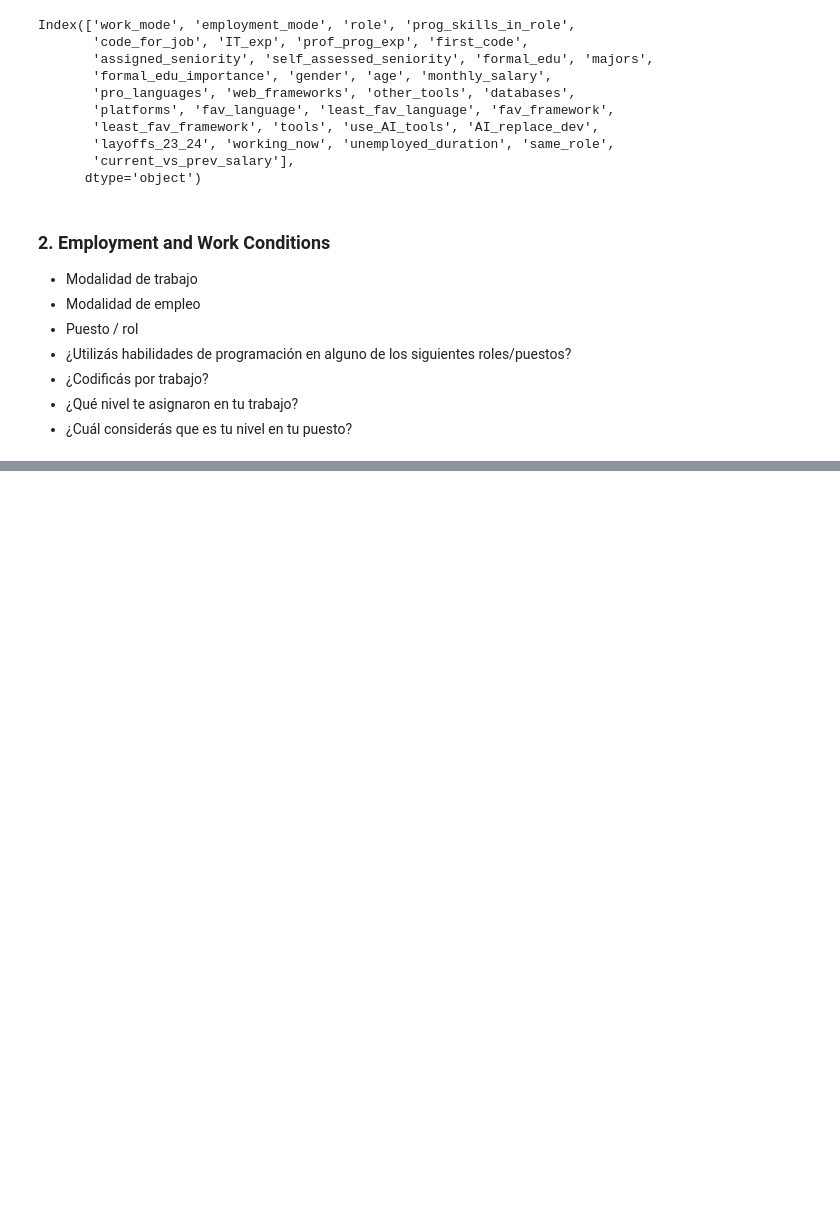
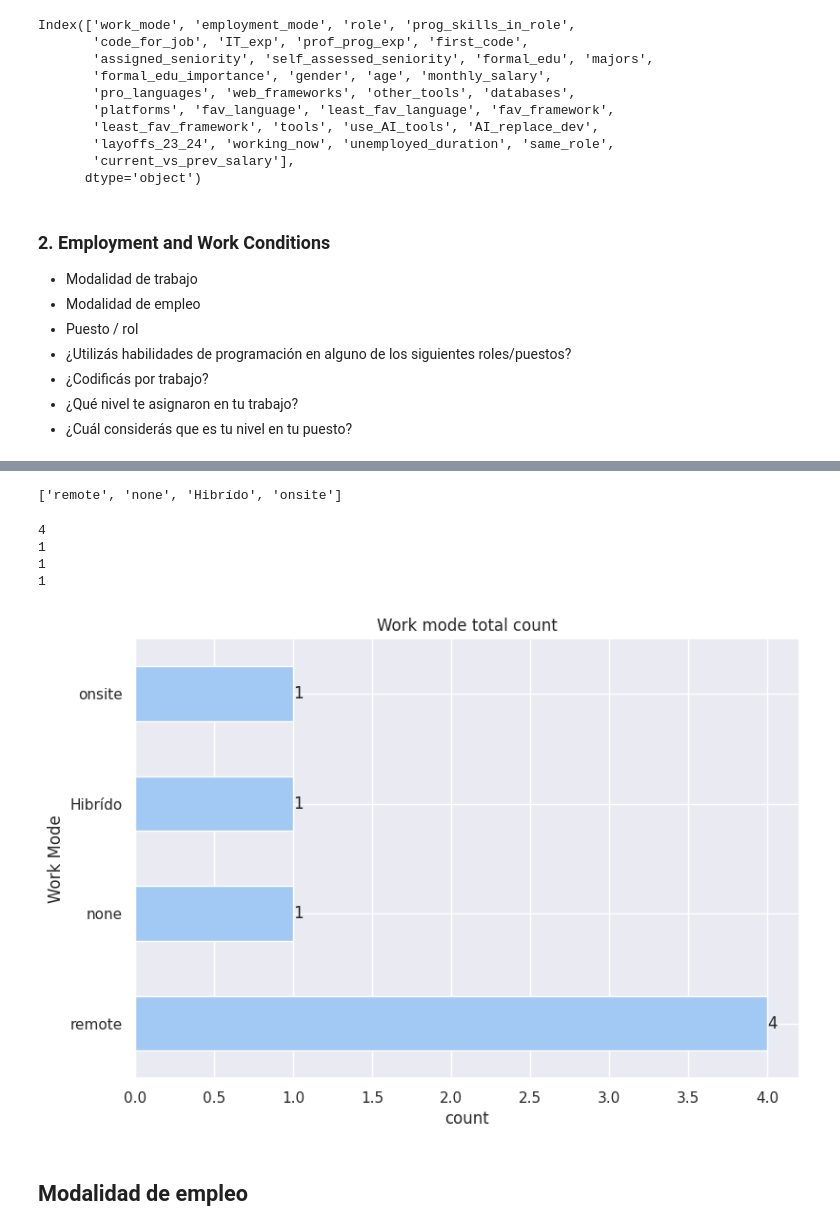
Before and after one commit to TorrezMN/Enc.-Devs-2024-Py, a Jupyter notebook: notebooks/empleo_y_condiciones_de_trabajo.ipynb, the cells around one changed output, grey strips where cells are left out. Drawn from its saved outputs; the diff is of its cells as text; code cells hidden in the pictures; blank space fills up the shorter version.

```diff
--- a/notebooks/empleo_y_condiciones_de_trabajo.ipynb
+++ b/notebooks/empleo_y_condiciones_de_trabajo.ipynb
@@ -47,6 +53,8 @@ Index(['work_mode', 'employment_mode', 'role', 'prog_skills_in_role',
        'layoffs_23_24', 'working_now', 'unemployed_duration', 'same_role',
        'current_vs_prev_salary'],
       dtype='object')
+# %%
+df = df.dropna()
 # %% [markdown]
 ### 2. **Employment and Work Conditions**
    - Modalidad de trabajo
@@ -58,0 +83,20 @@ Index(['work_mode', 'employment_mode', 'role', 'prog_skills_in_role',
+# %%
+get_column_uniques(df, "work_mode")
+# %% [output]
+['remote', 'none', 'Hibrído', 'onsite']
+# %%
+for k, v in enumerate(get_column_uniques_count(df, "work_mode")):
+    print(v)
+# %% [output]
+4
+1
+1
+1
+# %%
+barh_chart_normal_count(
+    df, "work_mode", title="Work mode total count", xlabel="count", ylabel="Work Mode"
+)
+# %% [output]
+[figure, added]
+# %% [markdown]
+## Modalidad de empleo
```
Also changed, not shown: parts of 27 cells of this notebook, 5 other files.
